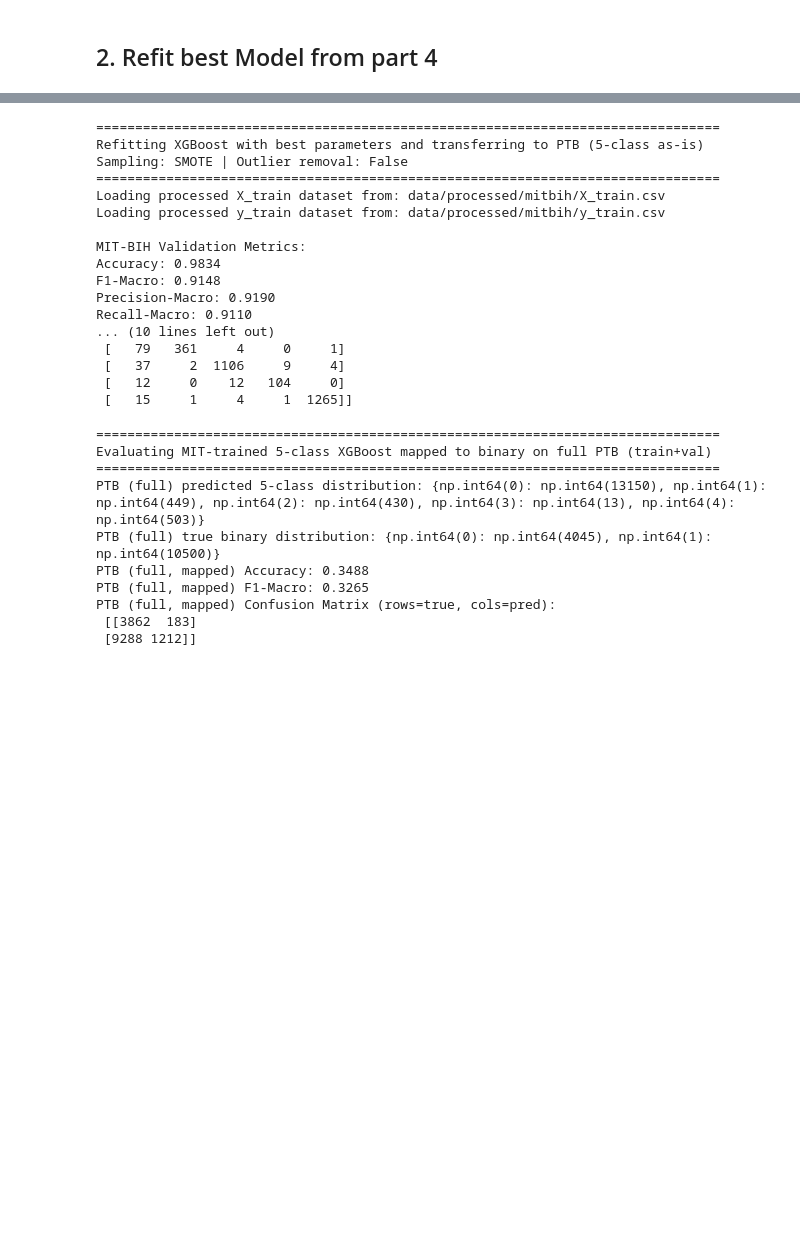
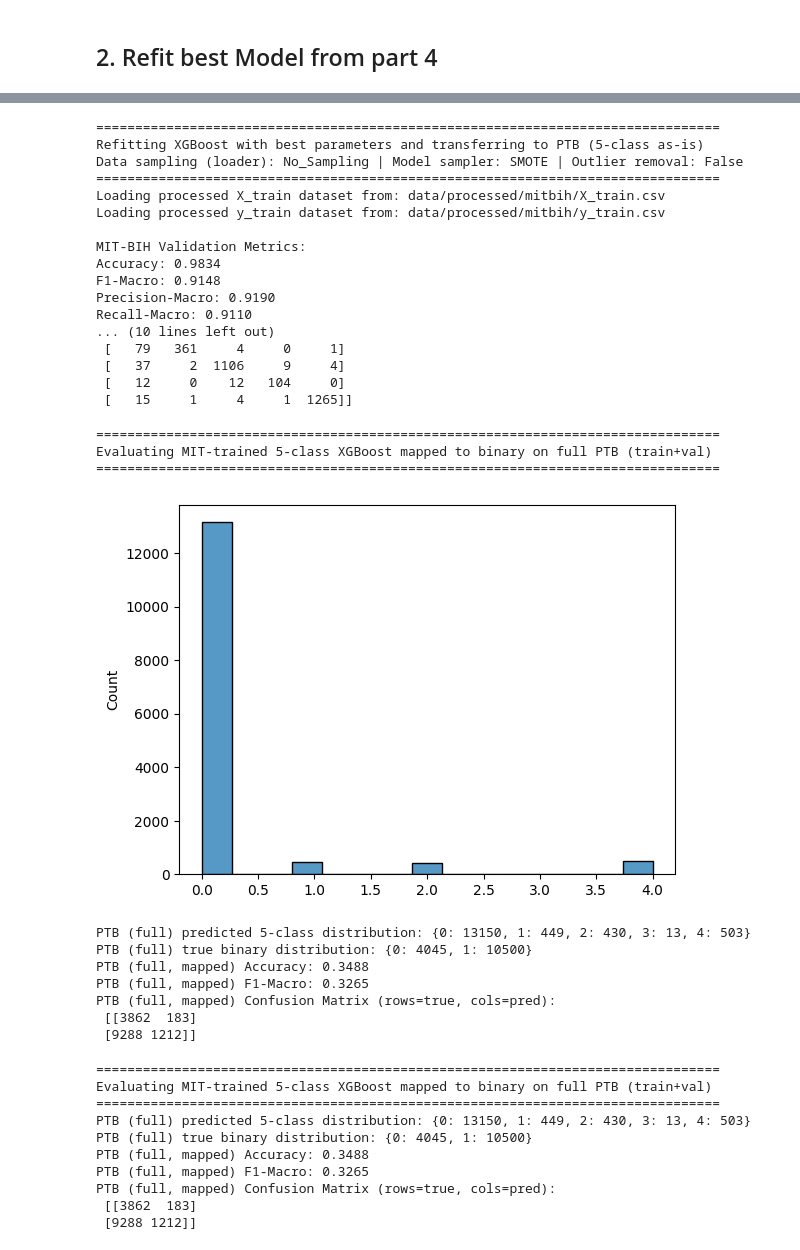
Before and after one commit to chrmei/heartbeat_classification, a Jupyter notebook: notebooks/christian/04_03_refit_best_and_transfer_test.ipynb, the cells around one changed output, grey strips where cells are left out. Cells and saved outputs as stored; diff of their text form; code cells hidden in the pictures; blank space fills up the shorter version.

Commit message:
checkpoint - refit on non-shared data

```diff
--- a/notebooks/christian/04_03_refit_best_and_transfer_test.ipynb
+++ b/notebooks/christian/04_03_refit_best_and_transfer_test.ipynb
@@ -169,17 +116,17 @@ def prepare_dataset_with_sampling(
 
 print(f"\n{'='*80}")
 print(f"Refitting {model_name} with best parameters and transferring to PTB (5-class as-is)")
-print(f"Sampling: {sampling_method} | Outlier removal: {remove_outliers}")
+print(f"Data sampling (loader): {sampling_method} | Model sampler: {model_sampler} | Outlier removal: {remove_outliers}")
 print(f"{'='*80}")
 
 # 1) Train multi-class on MIT-BIH (as-is, 5 classes)
 X_train, X_val, y_train, y_val = prepare_dataset_with_sampling(
-    sampling_method="No_Sampling",
+    sampling_method=sampling_method,
     remove_outliers=remove_outliers
 )
 
 best_params_clean = {k.replace("classifier__", ""): v for k, v in params.items()}
-pipe = Pipeline([
+estimator = Pipeline([
     ("sampler", SMOTE(random_state=42)),
     ("classifier", xgb.XGBClassifier(
         **best_params_clean,
@@ -190,9 +137,8 @@ pipe = Pipeline([
         eval_metric="mlogloss",
     )),
 ])
-pipe.fit(X_train, y_train)
-estimator = pipe  # so the rest of the code works unchanged
 
+# Fit once
 estimator.fit(X_train, y_train)
 
 # Evaluate on MIT validation set first
@@ -214,12 +160,12 @@ print(f"Precision-Macro: {mit_precision_macro:.4f}")
 print(f"Recall-Macro: {mit_recall_macro:.4f}")
 print(f"\nPer-class F1 scores:")
 for lbl, f1 in zip(mit_labels, mit_f1_per_class):
-    print(f"  Class {lbl}: {f1:.4f}")
+    print(f"  Class {int(lbl)}: {f1:.4f}")
 print(f"\nMIT-BIH Confusion Matrix (rows=true, cols=pred):\n{mit_confusion}")
 # %% [output]
 ================================================================================
 Refitting XGBoost with best parameters and transferring to PTB (5-class as-is)
-Sampling: SMOTE | Outlier removal: False
+Data sampling (loader): No_Sampling | Model sampler: SMOTE | Outlier removal: False
 ================================================================================
 Loading processed X_train dataset from: data/processed/mitbih/X_train.csv
 Loading processed y_train dataset from: data/processed/mitbih/y_train.csv
@@ -234,6 +180,61 @@ Recall-Macro: 0.9110
  [   37     2  1106     9     4]
  [   12     0    12   104     0]
  [   15     1     4     1  1265]]
+# %%
+# Evaluate the fitted MIT-trained XGBoost on the entire PTB dataset (train + val)
+from src.utils.preprocessing import prepare_ptbdb
+from sklearn.metrics import accuracy_score, precision_recall_fscore_support, confusion_matrix
+import numpy as np
+
+print("\n" + "="*80)
+print("Evaluating MIT-trained 5-class XGBoost mapped to binary on full PTB (train+val)")
+print("="*80)
+
+# Load PTB split (both train and validation)
+ptb_split_full = prepare_ptbdb(data_dir="data/original", random_state=42)
+X_ptb_full = np.vstack([ptb_split_full.X_train.values, ptb_split_full.X_val.values])
+y_ptb_full = np.concatenate([ptb_split_full.y_train.values, ptb_split_full.y_val.values])
+
+# Predict probabilities for 5 classes and map to binary (0 -> 0, 1/2/3/4 -> 1)
+ptb_proba_5_full = estimator.predict_proba(X_ptb_full)
+y_pred_ptb_5_full = np.argmax(ptb_proba_5_full, axis=1)
+
+import seaborn as sns
+import matplotlib.pyplot as plt
+sns.histplot(y_pred_ptb_5_full)
+plt.show()
+
+y_pred_ptb_bin_full = (y_pred_ptb_5_full != 0).astype(int)
+
+# Metrics
+acc_full = accuracy_score(y_ptb_full, y_pred_ptb_bin_full)
+prec_macro_full, rec_macro_full, f1_macro_full, _ = precision_recall_fscore_support(
+    y_ptb_full, y_pred_ptb_bin_full, average="macro", zero_division=0
+)
+cm_full = confusion_matrix(y_ptb_full, y_pred_ptb_bin_full, labels=[0, 1])
+
+# Distributions
+unique_full, counts_full = np.unique(y_pred_ptb_5_full, return_counts=True)
+pred_dist = {int(k): int(v) for k, v in zip(unique_full.tolist(), counts_full.tolist())}
+true_dist = {int(k): int(v) for k, v in zip(*np.unique(y_ptb_full, return_counts=True))}
+
+print("PTB (full) predicted 5-class distribution:", pred_dist)
+print("PTB (full) true binary distribution:", true_dist)
+print(f"PTB (full, mapped) Accuracy: {acc_full:.4f}")
+print(f"PTB (full, mapped) F1-Macro: {f1_macro_full:.4f}")
+print("PTB (full, mapped) Confusion Matrix (rows=true, cols=pred):\n", cm_full)
+# %% [output]
+================================================================================
+Evaluating MIT-trained 5-class XGBoost mapped to binary on full PTB (train+val)
+================================================================================
+[figure, added]
+PTB (full) predicted 5-class distribution: {0: 13150, 1: 449, 2: 430, 3: 13, 4: 503}
+PTB (full) true binary distribution: {0: 4045, 1: 10500}
+PTB (full, mapped) Accuracy: 0.3488
+PTB (full, mapped) F1-Macro: 0.3265
+PTB (full, mapped) Confusion Matrix (rows=true, cols=pred):
+ [[3862  183]
+ [9288 1212]]
 # %%
 print("\n" + "="*80)
 print("Evaluating MIT-trained 5-class XGBoost mapped to binary on full PTB (train+val)")
@@ -258,9 +259,10 @@ cm_full = confusion_matrix(y_ptb_full, y_pred_ptb_bin_full, labels=[0, 1])
 
 # Distributions
 unique_full, counts_full = np.unique(y_pred_ptb_5_full, return_counts=True)
-true_dist = dict(zip(*np.unique(y_ptb_full, return_counts=True)))
+pred_dist = {int(k): int(v) for k, v in zip(unique_full.tolist(), counts_full.tolist())}
+true_dist = {int(k): int(v) for k, v in zip(*np.unique(y_ptb_full, return_counts=True))}
 
-print("PTB (full) predicted 5-class distribution:", dict(zip(unique_full, counts_full)))
+print("PTB (full) predicted 5-class distribution:", pred_dist)
 print("PTB (full) true binary distribution:", true_dist)
 print(f"PTB (full, mapped) Accuracy: {acc_full:.4f}")
 print(f"PTB (full, mapped) F1-Macro: {f1_macro_full:.4f}")
@@ -269,8 +271,8 @@ print("PTB (full, mapped) Confusion Matrix (rows=true, cols=pred):\n", cm_full)
 ================================================================================
 Evaluating MIT-trained 5-class XGBoost mapped to binary on full PTB (train+val)
 ================================================================================
-PTB (full) predicted 5-class distribution: {np.int64(0): np.int64(13150), np.int64(1): np.int64(449), np.int64(2): np.int64(430), np.int64(3): np.int64(13), np.int64(4): np.int64(503)}
-PTB (full) true binary distribution: {np.int64(0): np.int64(4045), np.int64(1): np.int64(10500)}
+PTB (full) predicted 5-class distribution: {0: 13150, 1: 449, 2: 430, 3: 13, 4: 503}
+PTB (full) true binary distribution: {0: 4045, 1: 10500}
 PTB (full, mapped) Accuracy: 0.3488
 PTB (full, mapped) F1-Macro: 0.3265
 PTB (full, mapped) Confusion Matrix (rows=true, cols=pred):
```
Also changed, not shown: parts of 7 cells of this notebook.
